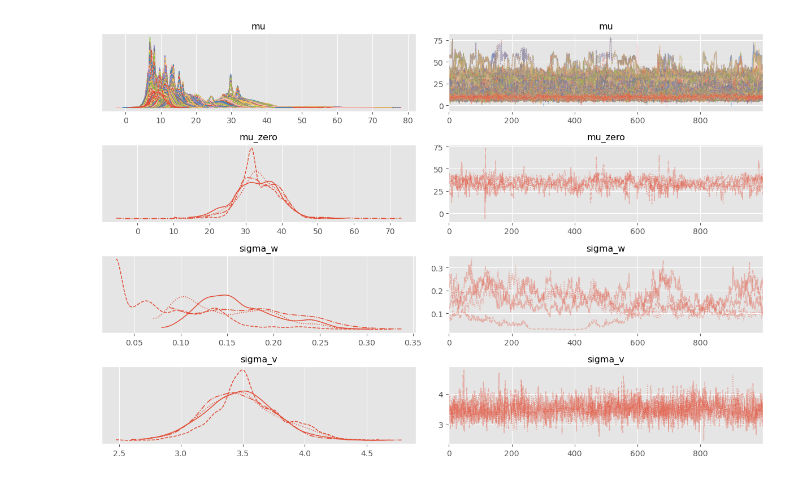
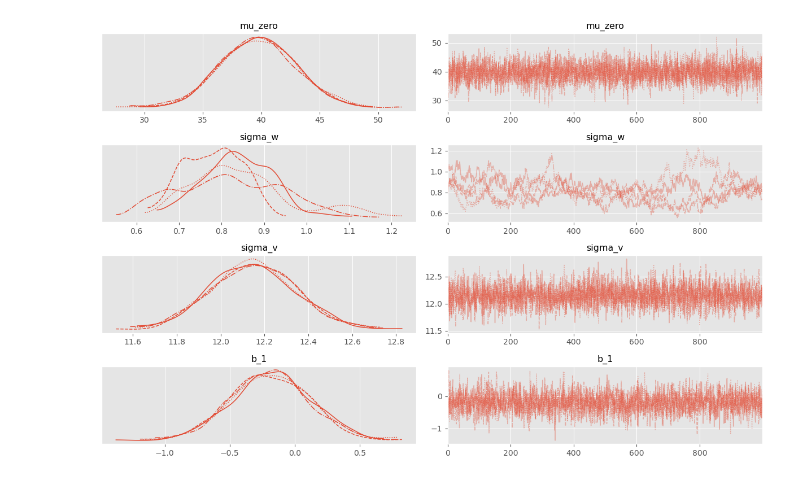
Before and after one commit to tiger-sea/mcs_research, a Jupyter notebook: src/scripts/analysis/test.ipynb, the cells around one changed output. Drawn from its saved outputs; the diff is of its cells as text; code cells hidden in the pictures.

```diff
--- a/src/scripts/analysis/test.ipynb
+++ b/src/scripts/analysis/test.ipynb
@@ -33,6 +40,8 @@ weather_columns = ["date", "day_of_week", "mean_press", "min_press_sea", "mean_p
 # %%
 df_weather = pl.read_csv("../../data/weather/weather.csv")
+df_weather = df_weather[23:] # because of weather data starts from 2024/07/01
 df_hrv = pl.read_csv("../../data/HRV/hrv.csv")
+# df = df_weather.join(df_hrv, on="date", how="left")
 df = df_hrv.join(df_weather, on="date")
 
 # convert day of week into dummy variable
@@ -54,8 +90,8 @@ shape: (5, 35)
 # %%
-y_filter = df["RMSSD"][0:400].rolling_mean(3, center=True).to_numpy()
+y_filter = df["RMSSD"][0:].rolling_mean(3, center=True).to_numpy()
 # y = medfilt(df["RMSSD"][0:200], 5)
-y = df["RMSSD"][0:400].to_numpy()
-features = df[weather_columns][0:400].drop(["date", "most_direction"])
+y = df["RMSSD"][0:].to_numpy()
+features = df[weather_columns][0:].drop(["date", "most_direction"])
 features.head()
 # %% [output]
 shape: (5, 19)
@@ -254,8 +253,8 @@ az.summary(fit).query("r_hat > 1.1")
 # %%
-az.plot_trace(fit)
+az.plot_trace(fit, var_names=["mu_zero", "sigma_w", "sigma_v", "b_1"])
 plt.tight_layout()
 # %% [output]
-[figure, old version]
+[figure, new version]
 # %%
 plt.figure(figsize=(8,3))
 plt.plot(fit["y_pred"].mean(axis=1))
```
Also changed, not shown: parts of 27 cells of this notebook, 17 other files.
